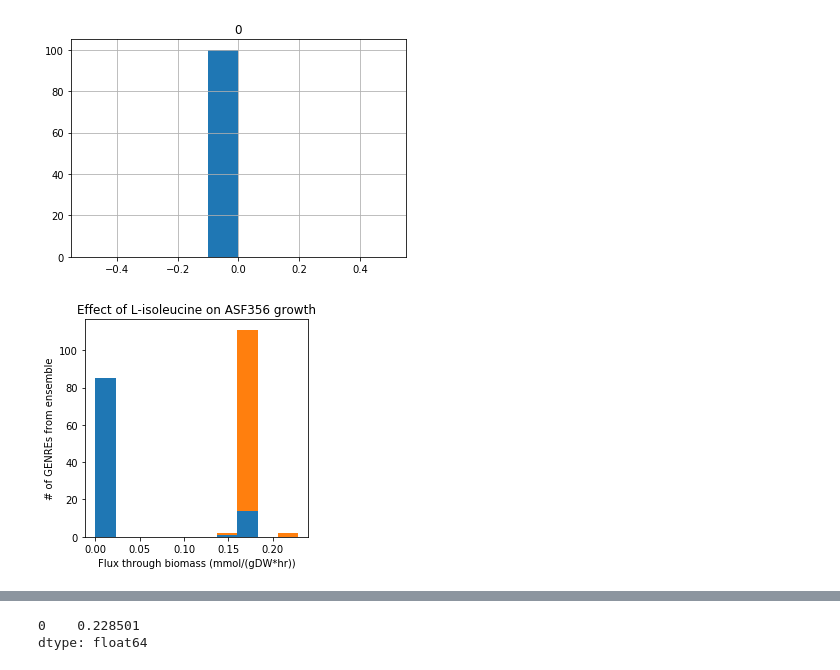
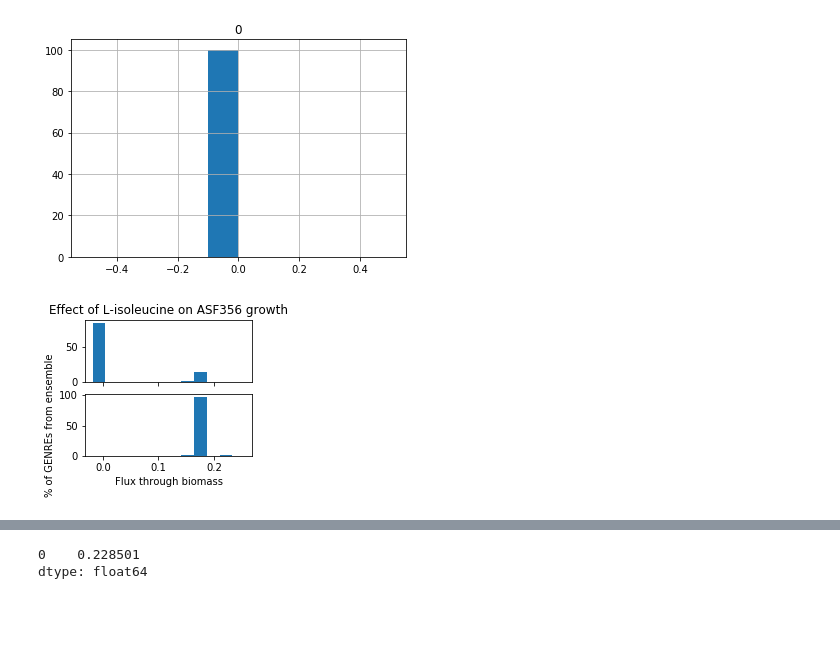
Before and after one commit to gregmedlock/asf_interactions, a Jupyter notebook: bin/test_crossfed.ipynb, the cells around one changed output, grey strips where cells are left out. Saved outputs shown, nothing was run; the diff lists cells and outputs as text; code cells hidden in the pictures; blank space fills up the shorter version.

Commit message:
updated isoleucine ensemble example

```diff
--- a/bin/test_crossfed.ipynb
+++ b/bin/test_crossfed.ipynb
@@ -241,17 +242,20 @@ dtype: float64
 # %%
 # save one of the examples of a distribution with and without a metabolite
 no_sup = pd.DataFrame.from_dict(not_supplemented_356['isoleucine'],orient='index')
 sup = pd.DataFrame.from_dict(supplemented_356['isoleucine'],orient='index')
-fig,ax = plt.subplots()
-n_bins = 10
-ax.hist([no_sup[0],sup[0]],n_bins,stacked=True)
-#ax.hist(sup,n_bins)
-ax.set_xlabel('Flux through biomass (mmol/(gDW*hr))')
-ax.set_ylabel('# of GENREs from ensemble')
-ax.set_title('Effect of L-isoleucine on ASF356 growth')
-fig.set_size_inches(4,4)
+fig,ax = plt.subplots(nrows=2,ncols=1,sharex=True)
+lower_lim = min(min(sup[0].values),min(no_sup[0].values))
+upper_lim = max(max(sup[0].values),max(no_sup[0].values))
+bins = range(-3,10)*(upper_lim/10)+0.05
+ax[0].hist(no_sup[0].values,bins=bins)
+ax[1].hist(sup[0].values,bins=bins)
+ax[1].set_xlabel('Flux through biomass')
+ax[1].set_ylabel('% of GENREs from ensemble')
+ax[0].set_title('Effect of L-isoleucine on ASF356 growth')
+#ax[0].get_shared_x_axes().join(ax[0],ax[1])
+fig.set_size_inches(3,2.5)
 plt.savefig('../results/isoleucine_GENRE_example.svg', bbox_inches='tight')
 # %% [output]
-[figure, old version]
+[figure, new version]
 # %%
 # %% [output]
```
Also changed, not shown: parts of 3 cells of this notebook, 1 other file.
